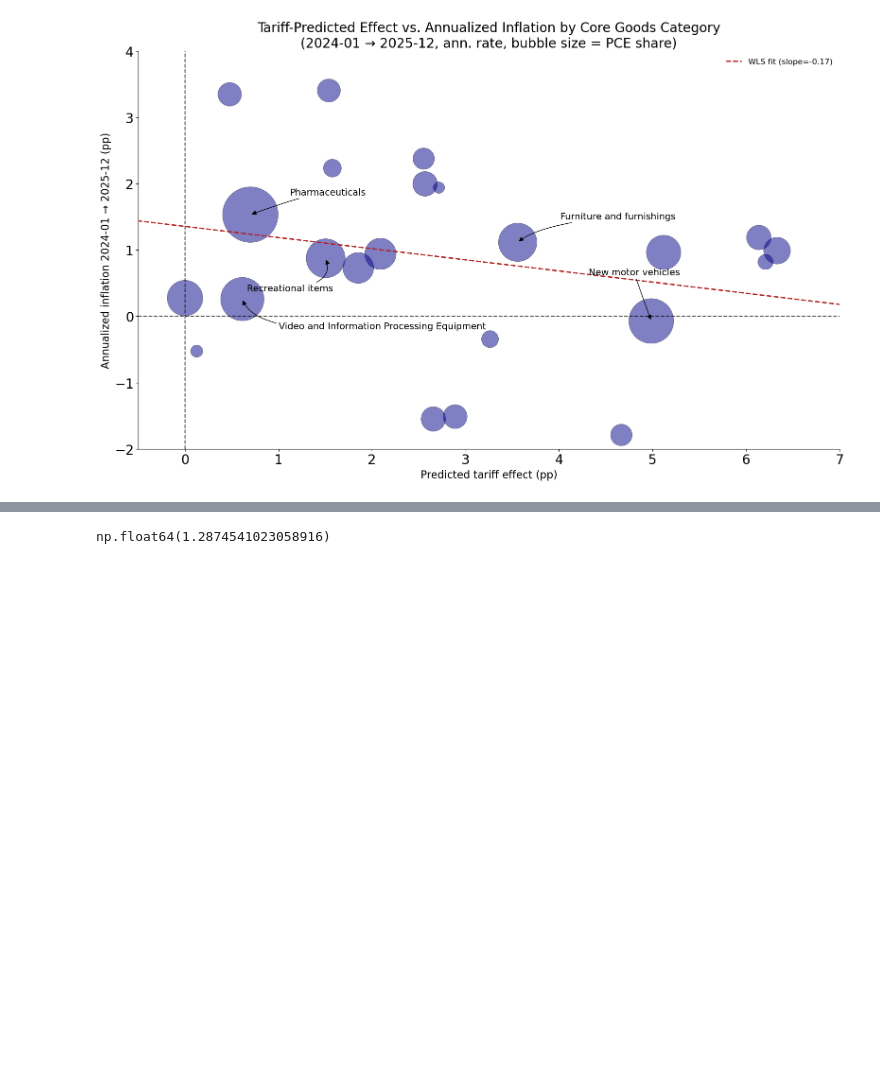
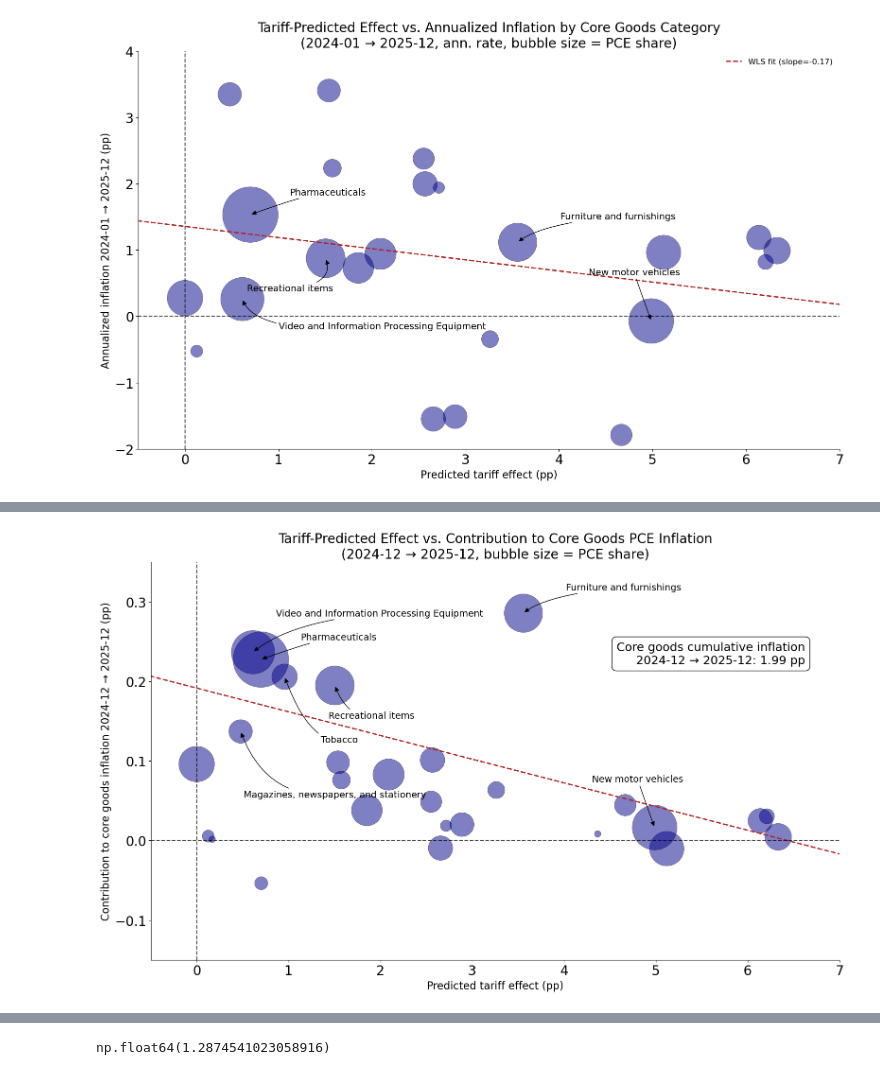
Before and after one commit to tradewartracker/tariffs-inflation, a Jupyter notebook: parse-bea-io.ipynb, the cells around one changed output, grey strips where cells are left out. Drawn from its saved outputs; the diff is of its cells as text; code cells hidden in the pictures; blank space fills up the shorter version.

```diff
--- a/parse-bea-io.ipynb
+++ b/parse-bea-io.ipynb
@@ -909,8 +1006,7 @@ _w = _dplot["pce_share"].values
 _wls = sm.WLS(_y, sm.add_constant(_x), weights=_w).fit()
 _int, _sl = _wls.params
 _xf = np.linspace(_x.min() - 1.5, _x.max() + 1.5, 100)
-ax.plot(_xf, _sl * _xf + _int, color="firebrick", linewidth=2, linestyle="--",
-        label=f"WLS fit (slope={_sl:.2f})")
+ax.plot(_xf, _sl * _xf + _int, color="firebrick", linewidth=2, linestyle="--")
 
 ax.axhline(0, color="black", linewidth=1.5, linestyle="--", alpha=0.7)
 ax.axvline(0, color="black", linewidth=1.5, linestyle="--", alpha=0.7)
@@ -922,11 +1018,23 @@ ax.set_title(
 )
 ax.set_xlabel("Predicted tariff effect (pp)", fontsize=16)
 ax.set_ylabel(f"Contribution to core goods inflation {_decomp_base} \u2192 {_decomp_curr} (pp)", fontsize=16)
-ax.legend(fontsize=12, frameon=False, loc="upper right")
 ax.tick_params(axis="x", labelsize=20)
 ax.tick_params(axis="y", labelsize=20)
 ax.spines["right"].set_visible(False)
 ax.spines["top"].set_visible(False)
+
+ax.set_ylim(-0.15, 0.35)
+
+# ── Summary box: cumulative inflation over the window ─────────────────────────
+ax.text(
+    0.95, 0.80,
+    f"Core goods cumulative inflation\n{_decomp_base} \u2192 {_decomp_curr}: {_total_cumul:.2f} pp",
+    transform=ax.transAxes,
+    fontsize=18,
+    verticalalignment="top",
+    horizontalalignment="right",
+    bbox=dict(boxstyle="round,pad=0.4", facecolor="white", edgecolor="black", linewidth=1),
+)
 
 # ── Annotate top 5 categories by PCE share ────────────────────────────────────
 _top5 = _dplot.nlargest(5, "pce_share").reset_index(drop=True)
@@ -958,35 +1066,69 @@ ax.annotate(  # video & info processing equipment
     "Video and Information Processing Equipment",
     xy=(_top5.loc[2, "predicted_effect"] * 100, _top5.loc[2, "contrib_cumul_pp"]),
     xycoords="data",
-    xytext=(55, -45),
+    xytext=(35, 55),
     textcoords="offset points",
     horizontalalignment="left",
-    arrowprops={"arrowstyle": "-|>", "connectionstyle": "angle3,angleA=5,angleB=110", "color": "black"},
+    arrowprops={"arrowstyle": "-|>", "connectionstyle": "angle3,angleA=5,angleB=40", "color": "black"},
     fontsize=annotate_fontsize,
 )
 
 ax.annotate(  # recreational items
     _top5.loc[3, "PCE_category"],
     xy=(_top5.loc[3, "predicted_effect"] * 100, _top5.loc[3, "contrib_cumul_pp"]),
     xycoords="data",
-    xytext=(-120, -50),
+    xytext=(-10, -50),
     textcoords="offset points",
     horizontalalignment="left",
     arrowprops={"arrowstyle": "-|>", "connectionstyle": "angle3,angleA=5,angleB=110", "color": "black"},
     fontsize=annotate_fontsize,
 )
 
 ax.annotate(  # furniture & furnishings
     _top5.loc[4, "PCE_category"],
     xy=(_top5.loc[4, "predicted_effect"] * 100, _top5.loc[4, "contrib_cumul_pp"]),
     xycoords="data",
     xytext=(65, 35),
     textcoords="offset points",
     horizontalalignment="left",
     arrowprops={"arrowstyle": "-|>", "connectionstyle": "angle3,angleA=5,angleB=40", "color": "black"},
     fontsize=annotate_fontsize,
 )
 
+# ── Annotate top 2 contributors to goods inflation (by contrib_cumul_pp) ──────
+# Skip any already labeled in the top-5-by-PCE-share block above
+_already_labeled = set(_top5["PCE_category"].tolist()) | {"Pharmaceuticals",
+                                                           "Video and Information Processing Equipment"}
+_top2_contrib = (
+    _dplot[~_dplot["PCE_category"].isin(_already_labeled)]
+    .nlargest(2, "contrib_cumul_pp")
+    .reset_index(drop=True)
+)
+
+ax.annotate(  # top contributor (rank 1)
+    _top2_contrib.loc[0, "PCE_category"],
+    xy=(_top2_contrib.loc[0, "predicted_effect"] * 100, _top2_contrib.loc[0, "contrib_cumul_pp"]),
+    xycoords="data",
+    xytext=(55, -100),
+    textcoords="offset points",
+    horizontalalignment="left",
+    arrowprops={"arrowstyle": "-|>", "connectionstyle": "angle3,angleA=5,angleB=110", "color": "black"},
+    fontsize=annotate_fontsize,
+)
+
+ax.annotate(  # top contributor (rank 2)
+    _top2_contrib.loc[1, "PCE_category"],
+    xy=(_top2_contrib.loc[1, "predicted_effect"] * 100, _top2_contrib.loc[1, "contrib_cumul_pp"]),
+    xycoords="data",
+    xytext=(5, -100),
+    textcoords="offset points",
+    horizontalalignment="left",
+    arrowprops={"arrowstyle": "-|>", "connectionstyle": "angle3,angleA=5,angleB=110", "color": "black"},
+    fontsize=annotate_fontsize,
+)
+
 plt.tight_layout()
 plt.savefig("tariff_vs_contribution.png", bbox_inches="tight", dpi=150)
 plt.show()
+# %% [output]
+[figure, added]
```
Also changed, not shown: parts of 7 cells of this notebook, 2 other files.
